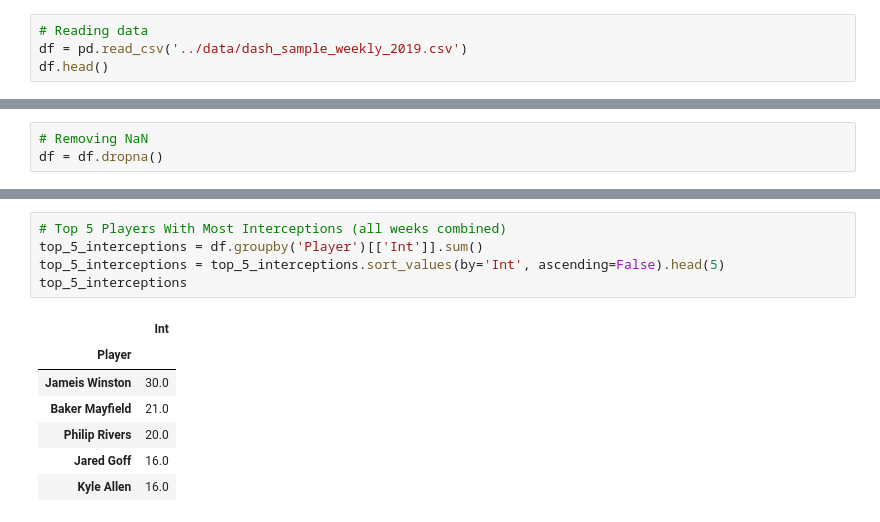
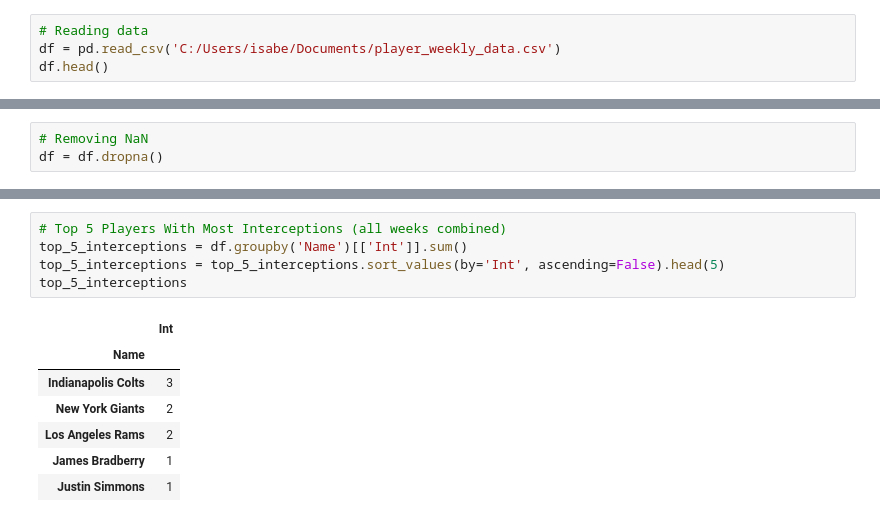
Before and after one commit to isabel-fernandes/fantasy-nfl-lineup-optimizer, a Jupyter notebook: dashboard/player_weekly_data.ipynb, the cells around one changed output, grey strips where cells are left out. Saved outputs shown, nothing was run; the diff lists cells and outputs as text.

```diff
--- a/dashboard/player_weekly_data.ipynb
+++ b/dashboard/player_weekly_data.ipynb
@@ -22,5 +16,5 @@ Loading BokehJS ...
 # %%
 # Reading data
-df = pd.read_csv('../data/dash_sample_weekly_2019.csv')
+df = pd.read_csv('C:/Users/isabe/Documents/player_weekly_data.csv')
 df.head()
 # %% [output]
@@ -102,13 +69,13 @@ show(p1)
 # %%
 # Top 5 Players With Most Interceptions (all weeks combined)
-top_5_interceptions = df.groupby('Player')[['Int']].sum()
+top_5_interceptions = df.groupby('Name')[['Int']].sum()
 top_5_interceptions = top_5_interceptions.sort_values(by='Int', ascending=False).head(5)
 top_5_interceptions
 # %% [output]
 |  | Int |
-| Player |  |
-| Jameis Winston | 30.0 |
-| Baker Mayfield | 21.0 |
-| Philip Rivers | 20.0 |
-| Jared Goff | 16.0 |
-| Kyle Allen | 16.0 |
+| Name |  |
+| Indianapolis Colts | 3 |
+| New York Giants | 2 |
+| Los Angeles Rams | 2 |
+| James Bradberry | 1 |
+| Justin Simmons | 1 |
```
Also changed, not shown: parts of 18 cells of this notebook.
